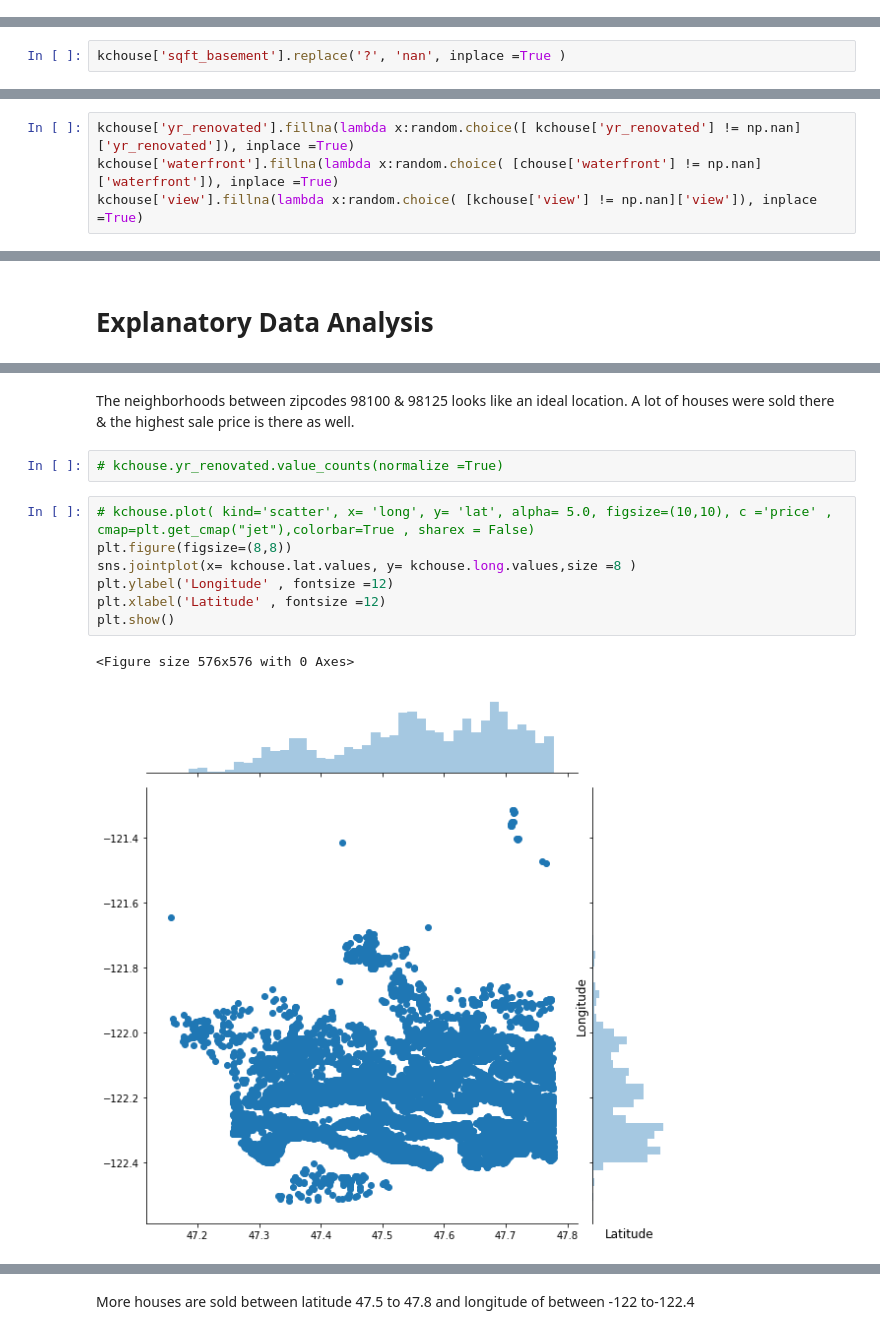
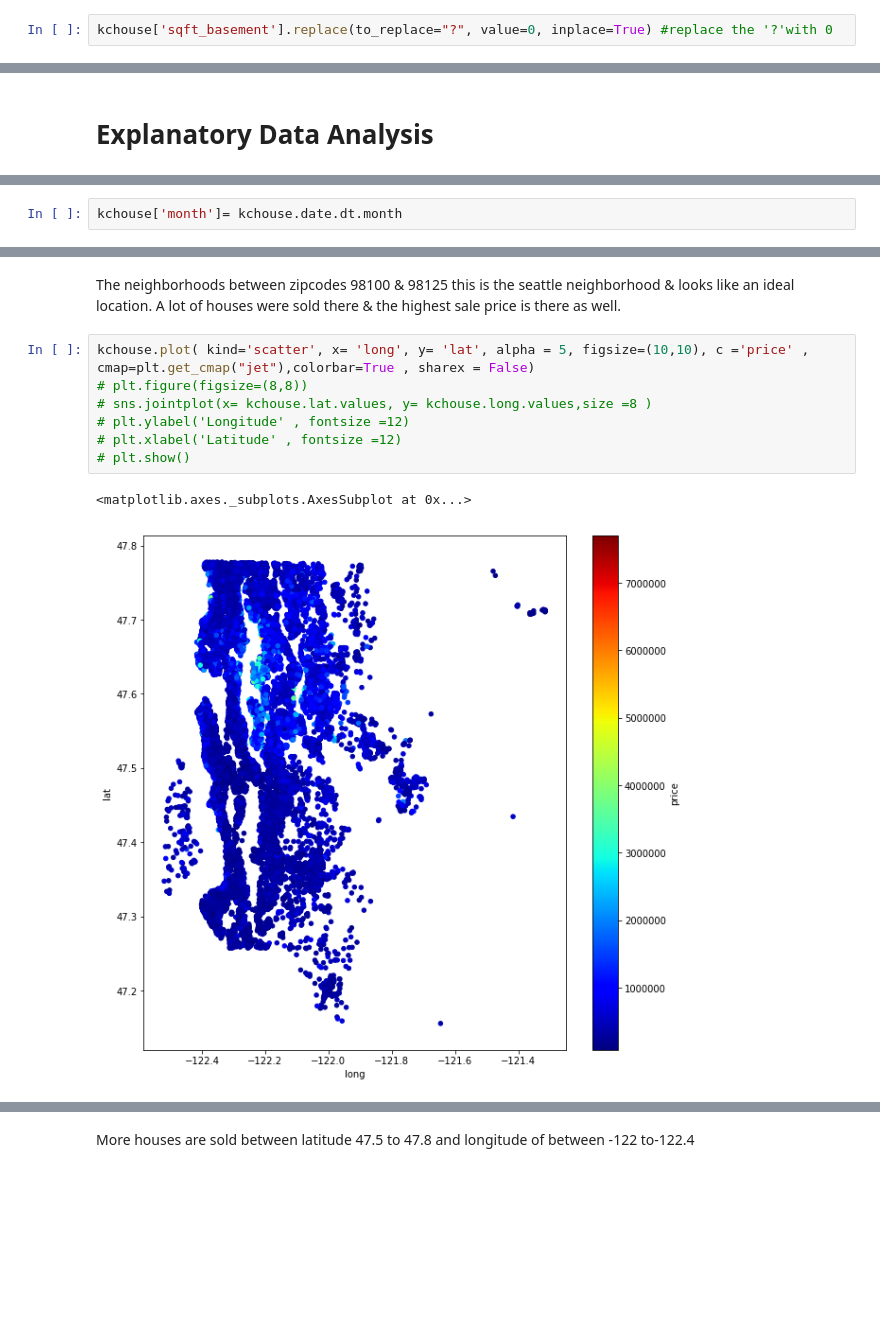
Before and after one commit to omegamarkos/dsc-v2-mod1-final-project-online-ds-ft-061019, a Jupyter notebook: student.ipynb, the cells around one changed output, grey strips where cells are left out. Drawn from its saved outputs; the diff is of its cells as text; blank space fills up the shorter version.

```diff
--- a/student.ipynb
+++ b/student.ipynb
@@ -89,0 +162,2 @@ From the info above we learn that there are substential missing values in the 'w
+# %%
+kchouse['sqft_basement'].replace(to_replace="?", value=0, inplace=True) #replace the '?'with 0
@@ -102,2 +200,0 @@ On checking for extraneous data, It shows that 2.1% of the 'sqft_basement' is '?
-# %%
-kchouse['sqft_basement'].replace('?', 'nan', inplace =True )
@@ -112,4 +200,0 @@ since the mode & median of the missing values is zero, missing values are replac
-# %%
-kchouse['yr_renovated'].fillna(lambda x:random.choice([ kchouse['yr_renovated'] != np.nan]['yr_renovated']), inplace =True)
-kchouse['waterfront'].fillna(lambda x:random.choice( [chouse['waterfront'] != np.nan]['waterfront']), inplace =True)
-kchouse['view'].fillna(lambda x:random.choice( [kchouse['view'] != np.nan]['view']), inplace =True)
@@ -235 +285,3 @@ kchouse['date']= pd.to_datetime(kchouse['date'])
+# %%
+kchouse['month']= kchouse.date.dt.month
 # %%
@@ -257,14 +354,12 @@ plt.show()
 # %% [markdown]
-The neighborhoods between zipcodes 98100 & 98125 looks like an ideal location. A lot of houses were sold there & the highest sale price is there as well.
+The neighborhoods between zipcodes 98100 & 98125  this is the seattle neighborhood & looks like an ideal location. A lot of houses were sold there & the highest sale price is there as well.
-# %%
-# kchouse.yr_renovated.value_counts(normalize =True)
 # %%
-# kchouse.plot( kind='scatter', x= 'long', y= 'lat', alpha= 5.0, figsize=(10,10), c ='price' , cmap=plt.get_cmap("jet"),colorbar=True , sharex = False)
-plt.figure(figsize=(8,8))
-sns.jointplot(x= kchouse.lat.values, y= kchouse.long.values,size =8 )
-plt.ylabel('Longitude' , fontsize =12)
-plt.xlabel('Latitude' , fontsize =12)
-plt.show()
+kchouse.plot( kind='scatter', x= 'long', y= 'lat', alpha = 5, figsize=(10,10), c ='price' , cmap=plt.get_cmap("jet"),colorbar=True , sharex = False)
+# plt.figure(figsize=(8,8))
+# sns.jointplot(x= kchouse.lat.values, y= kchouse.long.values,size =8 )
+# plt.ylabel('Longitude' , fontsize =12)
+# plt.xlabel('Latitude' , fontsize =12)
+# plt.show()
 # %% [output]
-<Figure size 576x576 with 0 Axes>
+<matplotlib.axes._subplots.AxesSubplot at 0x...>
-[figure, old version]
+[figure, new version]
```
Also changed, not shown: parts of 142 cells of this notebook.
